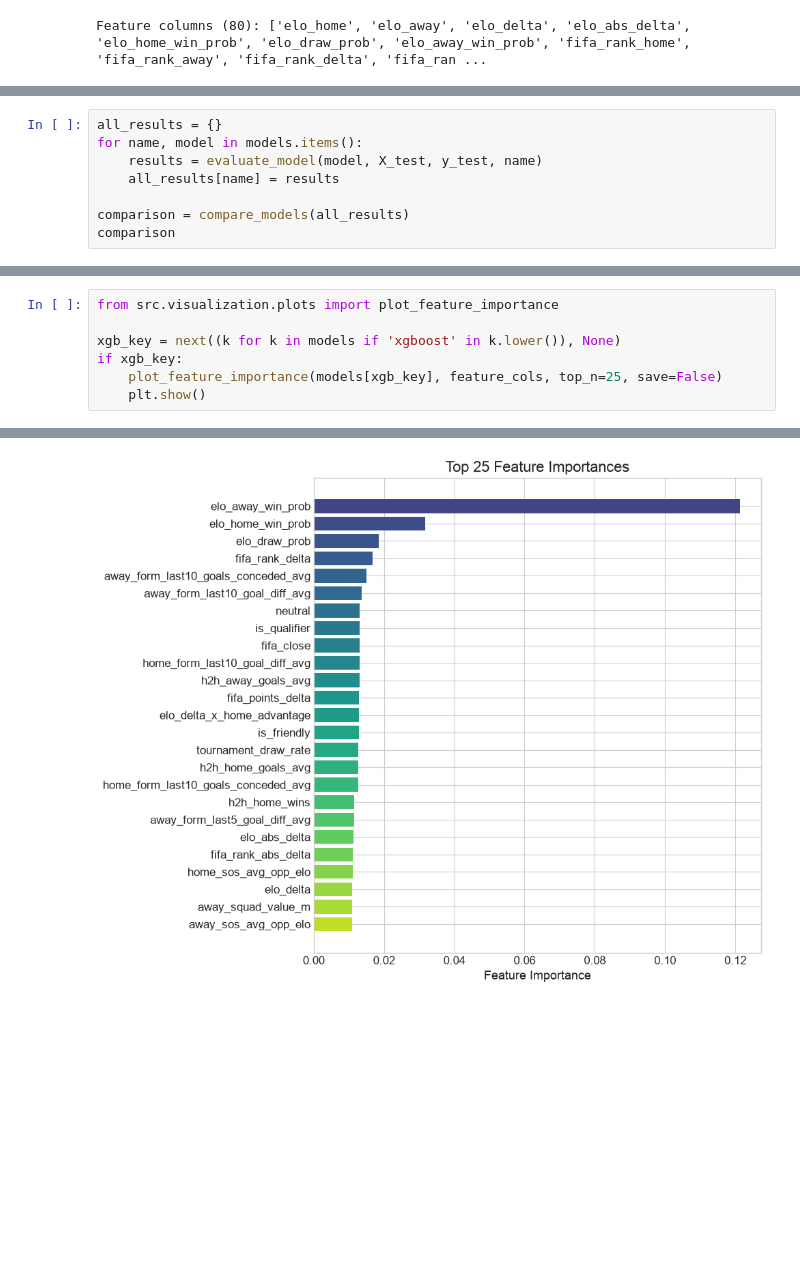
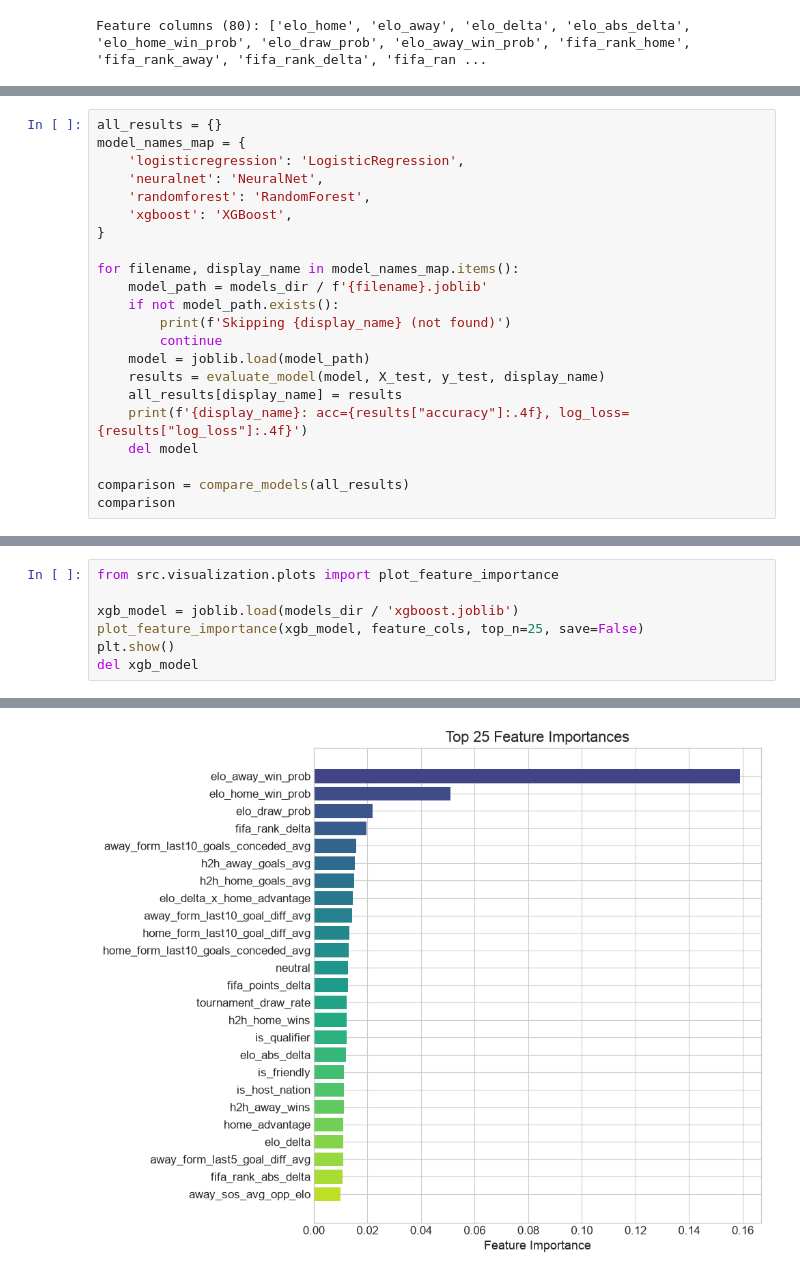
Before and after one commit to sithea-nou/world-cup-2026, a Jupyter notebook: notebooks/02_model_analysis.ipynb, the cells around one changed output, grey strips where cells are left out. Saved outputs shown, nothing was run; the diff lists cells and outputs as text; blank space fills up the shorter version.

```diff
--- a/notebooks/02_model_analysis.ipynb
+++ b/notebooks/02_model_analysis.ipynb
@@ -64,8 +41,0 @@ Train: 44837 | Val: 970 | Test: 3606
-# %%
-all_results = {}
-for name, model in models.items():
-    results = evaluate_model(model, X_test, y_test, name)
-    all_results[name] = results
-
-comparison = compare_models(all_results)
-comparison
@@ -94,0 +46,22 @@ Logisticregression  0.569884  0.878257          0.190329      0.178835
+# %%
+all_results = {}
+model_names_map = {
+    'logisticregression': 'LogisticRegression',
+    'neuralnet': 'NeuralNet',
+    'randomforest': 'RandomForest',
+    'xgboost': 'XGBoost',
+}
+
+for filename, display_name in model_names_map.items():
+    model_path = models_dir / f'{filename}.joblib'
+    if not model_path.exists():
+        print(f'Skipping {display_name} (not found)')
+        continue
+    model = joblib.load(model_path)
+    results = evaluate_model(model, X_test, y_test, display_name)
+    all_results[display_name] = results
+    print(f'{display_name}: acc={results["accuracy"]:.4f}, log_loss={results["log_loss"]:.4f}')
+    del model
+
+comparison = compare_models(all_results)
+comparison
@@ -104,8 +110,8 @@ plt.show()
 # %%
 from src.visualization.plots import plot_feature_importance
 
-xgb_key = next((k for k in models if 'xgboost' in k.lower()), None)
-if xgb_key:
-    plot_feature_importance(models[xgb_key], feature_cols, top_n=25, save=False)
-    plt.show()
+xgb_model = joblib.load(models_dir / 'xgboost.joblib')
+plot_feature_importance(xgb_model, feature_cols, top_n=25, save=False)
+plt.show()
+del xgb_model
 # %% [output]
@@ -113,2 +119,2 @@ if xgb_key:
-[figure, old version]
+[figure, new version]
 # %% [markdown]
```
Also changed, not shown: parts of 15 cells of this notebook, 46 other files.
